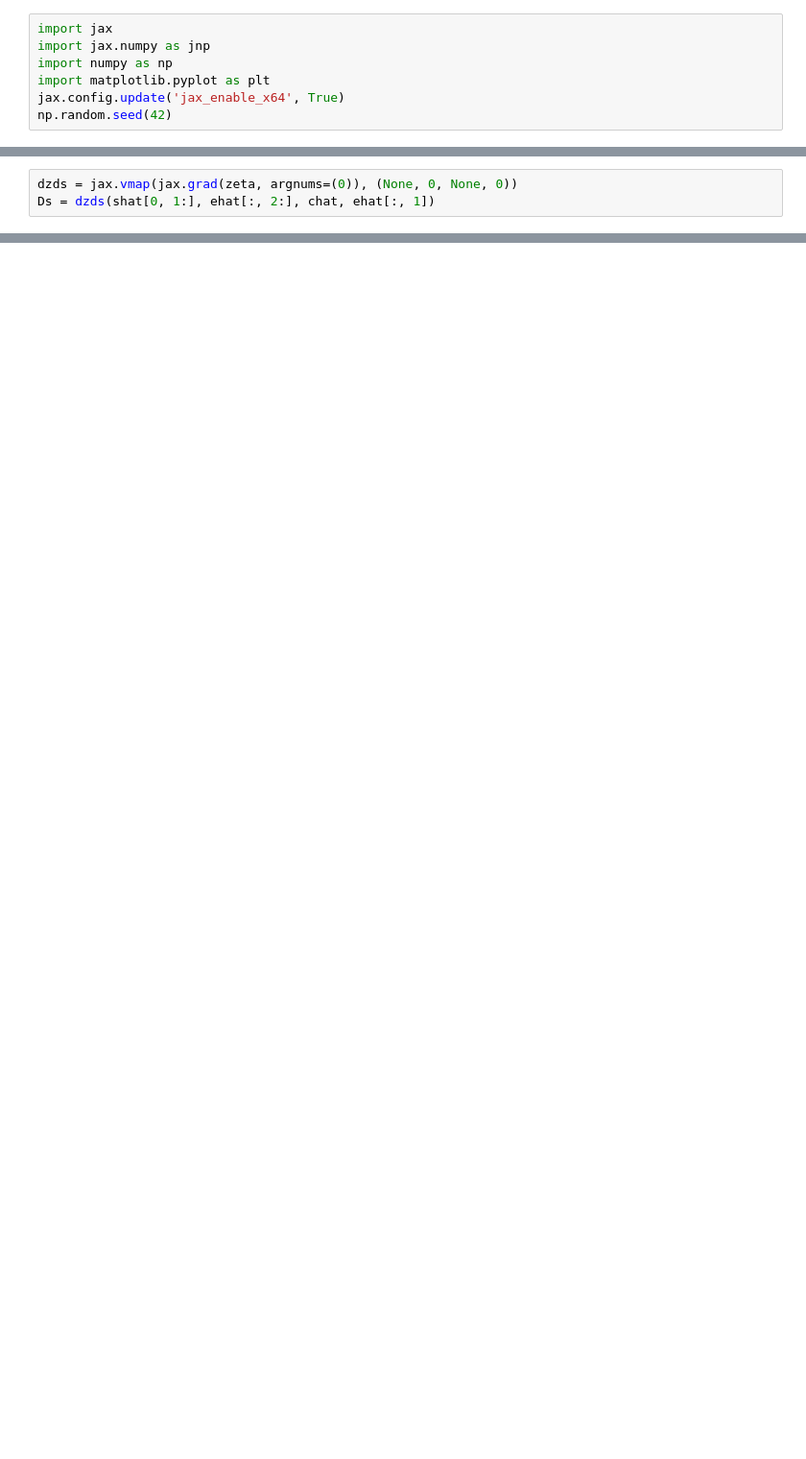
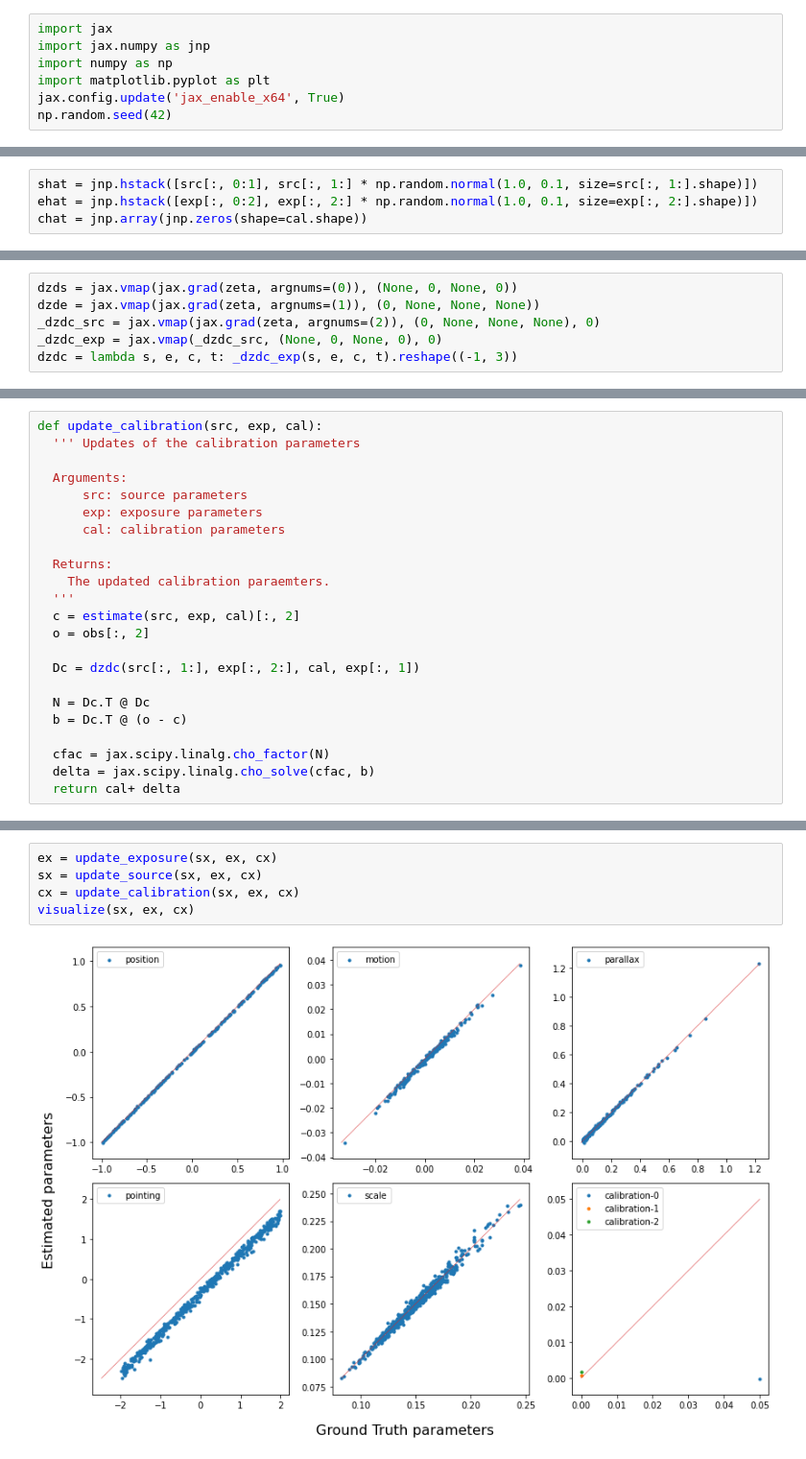
Before and after one commit to JASMINE-Mission/jasmine_agistoy, a Jupyter notebook: notebook/demonstration.ipynb, the cells around one changed output, grey strips where cells are left out. Shown: that part at 96% size. Saved outputs shown, nothing was run; the diff lists cells and outputs as text; blank space fills up the shorter version.

```diff
--- a/notebook/demonstration.ipynb
+++ b/notebook/demonstration.ipynb
@@ -198,3 +15,0 @@ def visualize(sx, ex, cx):
-# %%
-dzds = jax.vmap(jax.grad(zeta, argnums=(0)), (None, 0, None, 0))
-Ds = dzds(shat[0, 1:], ehat[:, 2:], chat, ehat[:, 1])
@@ -301,0 +142,4 @@ visualize(sx, ex, cx)
+# %%
+shat = jnp.hstack([src[:, 0:1], src[:, 1:] * np.random.normal(1.0, 0.1, size=src[:, 1:].shape)])
+ehat = jnp.hstack([exp[:, 0:2], exp[:, 2:] * np.random.normal(1.0, 0.1, size=exp[:, 2:].shape)])
+chat = jnp.array(jnp.zeros(shape=cal.shape))
@@ -301,0 +301,6 @@ visualize(sx, ex, cx)
+# %%
+dzds = jax.vmap(jax.grad(zeta, argnums=(0)), (None, 0, None, 0))
+dzde = jax.vmap(jax.grad(zeta, argnums=(1)), (0, None, None, None))
+_dzdc_src = jax.vmap(jax.grad(zeta, argnums=(2)), (0, None, None, None), 0)
+_dzdc_exp = jax.vmap(_dzdc_src, (None, 0, None, 0), 0)
+dzdc = lambda s, e, c, t: _dzdc_exp(s, e, c, t).reshape((-1, 3))
@@ -301,0 +367,23 @@ visualize(sx, ex, cx)
+# %%
+def update_calibration(src, exp, cal):
+  ''' Updates of the calibration parameters
+
+  Arguments:
+      src: source parameters
+      exp: exposure parameters
+      cal: calibration parameters
+
+  Returns:
+    The updated calibration paraemters.
+  '''
+  c = estimate(src, exp, cal)[:, 2]
+  o = obs[:, 2]
+
+  Dc = dzdc(src[:, 1:], exp[:, 2:], cal, exp[:, 1])
+
+  N = Dc.T @ Dc
+  b = Dc.T @ (o - c)
+
+  cfac = jax.scipy.linalg.cho_factor(N)
+  delta = jax.scipy.linalg.cho_solve(cfac, b)
+  return cal+ delta
@@ -301,0 +417,7 @@ visualize(sx, ex, cx)
+# %%
+ex = update_exposure(sx, ex, cx)
+sx = update_source(sx, ex, cx)
+cx = update_calibration(sx, ex, cx)
+visualize(sx, ex, cx)
+# %% [output]
+[figure, added]
```
Also changed, not shown: parts of 68 cells of this notebook.
